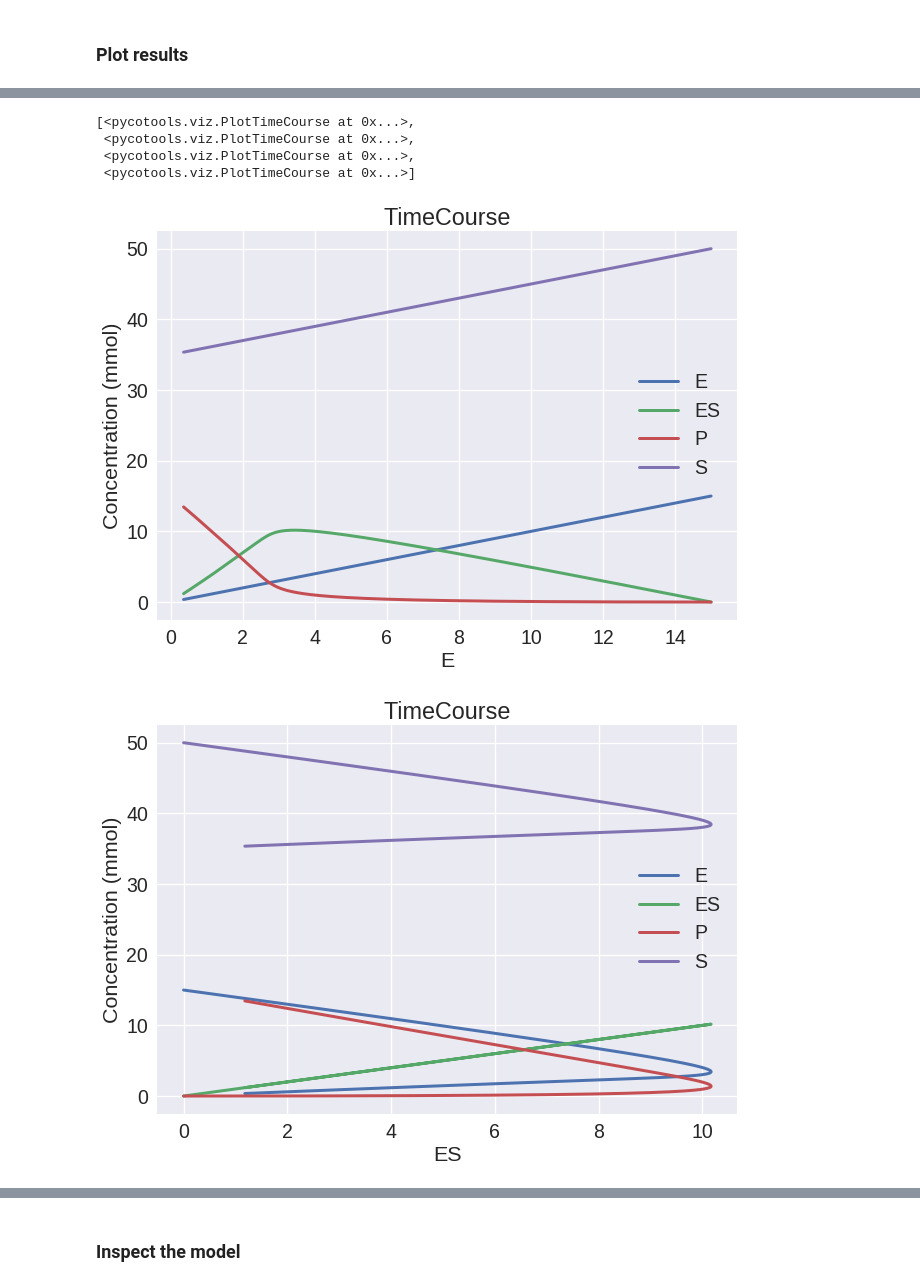
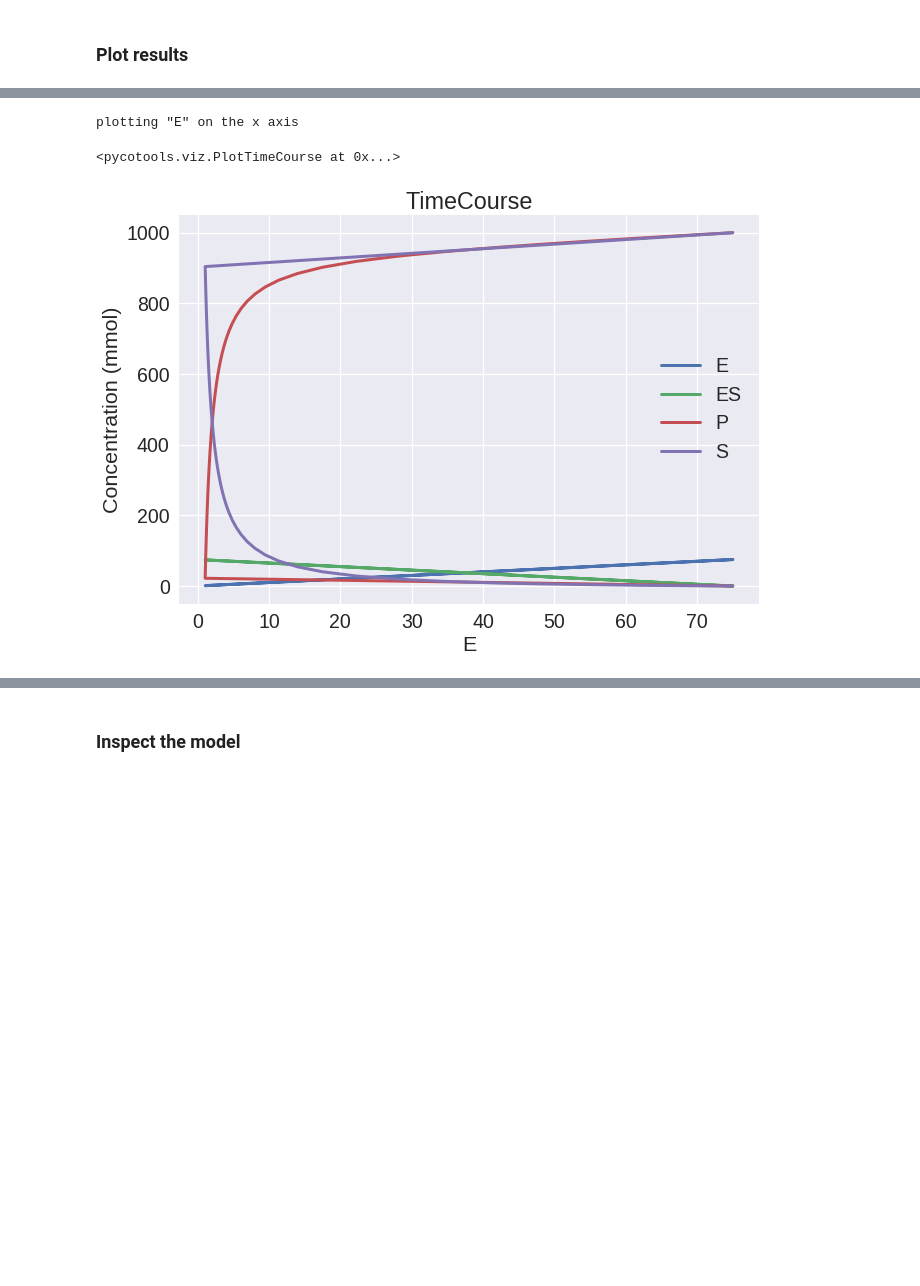
Before and after one commit to CiaranWelsh/pycotools3, a Jupyter notebook: docs/source/QuickStart.ipynb, the cells around one changed output, grey strips where cells are left out. Saved outputs shown, nothing was run; the diff lists cells and outputs as text; code cells hidden in the pictures; blank space fills up the shorter version.

```diff
--- a/docs/source/QuickStart.ipynb
+++ b/docs/source/QuickStart.ipynb
@@ -55,7 +63,7 @@ michaelis_menten
 ### Simulate Michaelis-Menten model
 # %%
 TC = tasks.TimeCourse(michaelis_menten, end=100,
-                      step_size=0.01, intervals=0.01*100,
+                      step_size=1, intervals=100,
                       report_name='MM-time-course.csv')
 # %% [markdown]
 ### Plot results
@@ -68,11 +76,15 @@ viz.PlotTimeCourse(TC, separate=False)
 # %%
+## Get metabolite names
 metabolite_names = [i.name for i in michaelis_menten.metabolites]
+
+## get the first in the list
+metab = metabolite_names[0]
+
+print('plotting "{}" on the x axis'.format(metab))
+
 ## plot in phase space by specifying x and y parameters
-[viz.PlotTimeCourse(TC, x=i, separate=False) for i in metabolite_names]
+viz.PlotTimeCourse(TC, x=metab, separate=False)
 # %% [output]
-[<pycotools.viz.PlotTimeCourse at 0x...>,
- <pycotools.viz.PlotTimeCourse at 0x...>,
- <pycotools.viz.PlotTimeCourse at 0x...>,
- <pycotools.viz.PlotTimeCourse at 0x...>]
+plotting "E" on the x axis
+<pycotools.viz.PlotTimeCourse at 0x...>
-[figure, old version]
+[figure, new version]
-[figure, removed]
```
Also changed, not shown: parts of 14 cells of this notebook, 1 other file.
